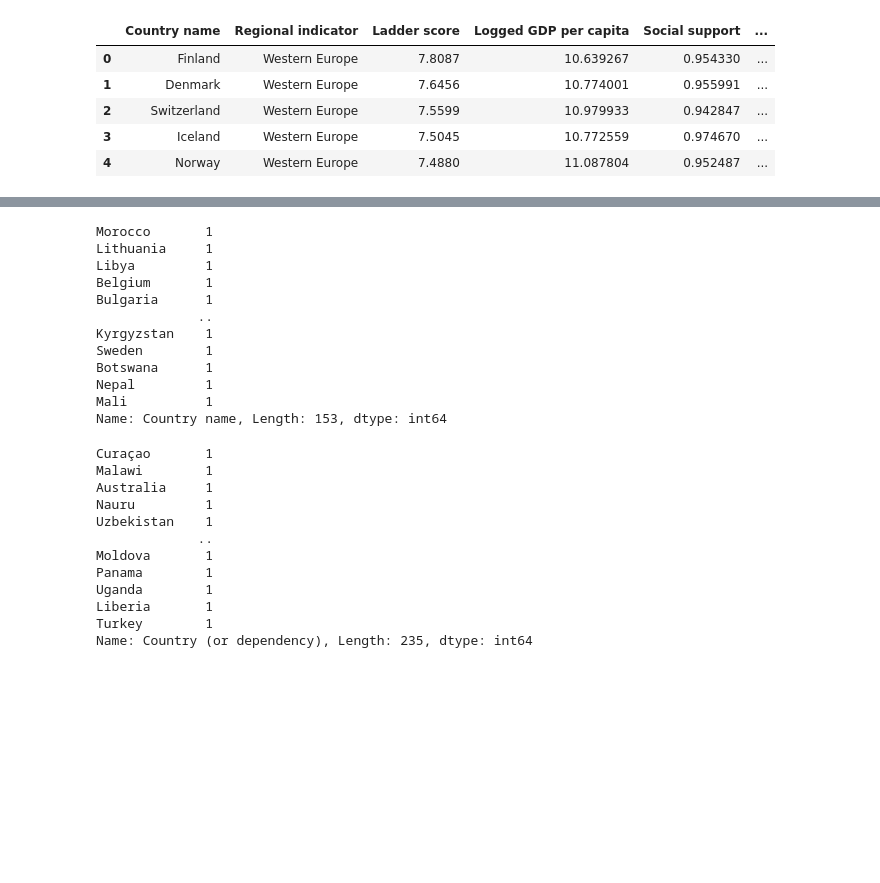
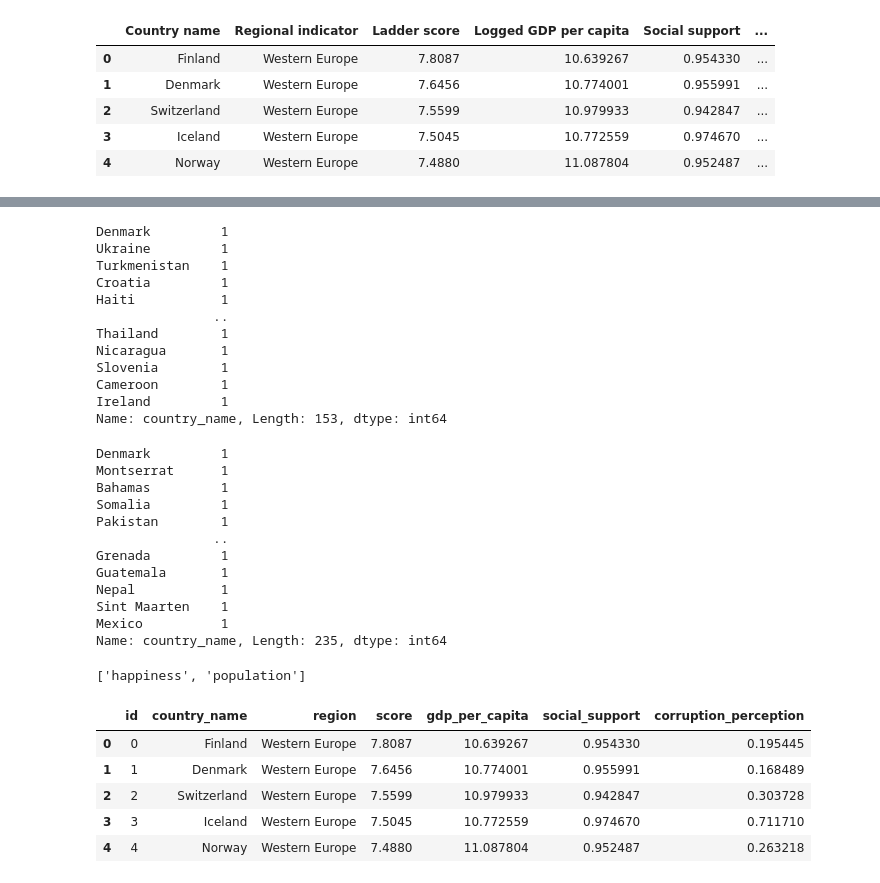
Before and after one commit to dwaehner27/ETL-Happiness-Economics, a Jupyter notebook: PopulationHappiness.ipynb, the cells around one changed output, grey strips where cells are left out. Cells and saved outputs as stored; diff of their text form; code cells hidden in the pictures; blank space fills up the shorter version.

```diff
--- a/PopulationHappiness.ipynb
+++ b/PopulationHappiness.ipynb
@@ -47,30 +77,30 @@ refined_population_df.head()
 # %%
-refined_happiness_df["Country name"].value_counts()
+refined_happiness_df["country_name"].value_counts()
 # %% [output]
-Morocco       1
-Lithuania     1
-Libya         1
-Belgium       1
-Bulgaria      1
-             ..
-Kyrgyzstan    1
-Sweden        1
-Botswana      1
-Nepal         1
-Mali          1
-Name: Country name, Length: 153, dtype: int64
+Denmark         1
+Ukraine         1
+Turkmenistan    1
+Croatia         1
+Haiti           1
+               ..
+Thailand        1
+Nicaragua       1
+Slovenia        1
+Cameroon        1
+Ireland         1
+Name: country_name, Length: 153, dtype: int64
 # %%
-refined_population_df["Country (or dependency)"].value_counts()
+refined_population_df["country_name"].value_counts()
 # %% [output]
-Curaçao       1
-Malawi        1
-Australia     1
-Nauru         1
-Uzbekistan    1
-             ..
-Moldova       1
-Panama        1
-Uganda        1
-Liberia       1
-Turkey        1
-Name: Country (or dependency), Length: 235, dtype: int64
+Denmark         1
+Montserrat      1
+Bahamas         1
+Somalia         1
+Pakistan        1
+               ..
+Grenada         1
+Guatemala       1
+Nepal           1
+Sint Maarten    1
+Mexico          1
+Name: country_name, Length: 235, dtype: int64
@@ -76,0 +110,4 @@ Name: Country (or dependency), Length: 235, dtype: int64
+# %%
+engine.table_names()
+# %% [output]
+['happiness', 'population']
@@ -76,0 +116,9 @@ Name: Country (or dependency), Length: 235, dtype: int64
+# %%
+pd.read_sql_query('select * from happiness',con=engine).head()
+# %% [output]
+|  | id | country_name | region | score | gdp_per_capita | social_support | corruption_perception |
+| 0 | 0 | Finland | Western Europe | 7.8087 | 10.639267 | 0.954330 | 0.195445 |
+| 1 | 1 | Denmark | Western Europe | 7.6456 | 10.774001 | 0.955991 | 0.168489 |
+| 2 | 2 | Switzerland | Western Europe | 7.5599 | 10.979933 | 0.942847 | 0.303728 |
+| 3 | 3 | Iceland | Western Europe | 7.5045 | 10.772559 | 0.974670 | 0.711710 |
+| 4 | 4 | Norway | Western Europe | 7.4880 | 11.087804 | 0.952487 | 0.263218 |
```
Also changed, not shown: parts of 15 cells of this notebook, 1 other file.
